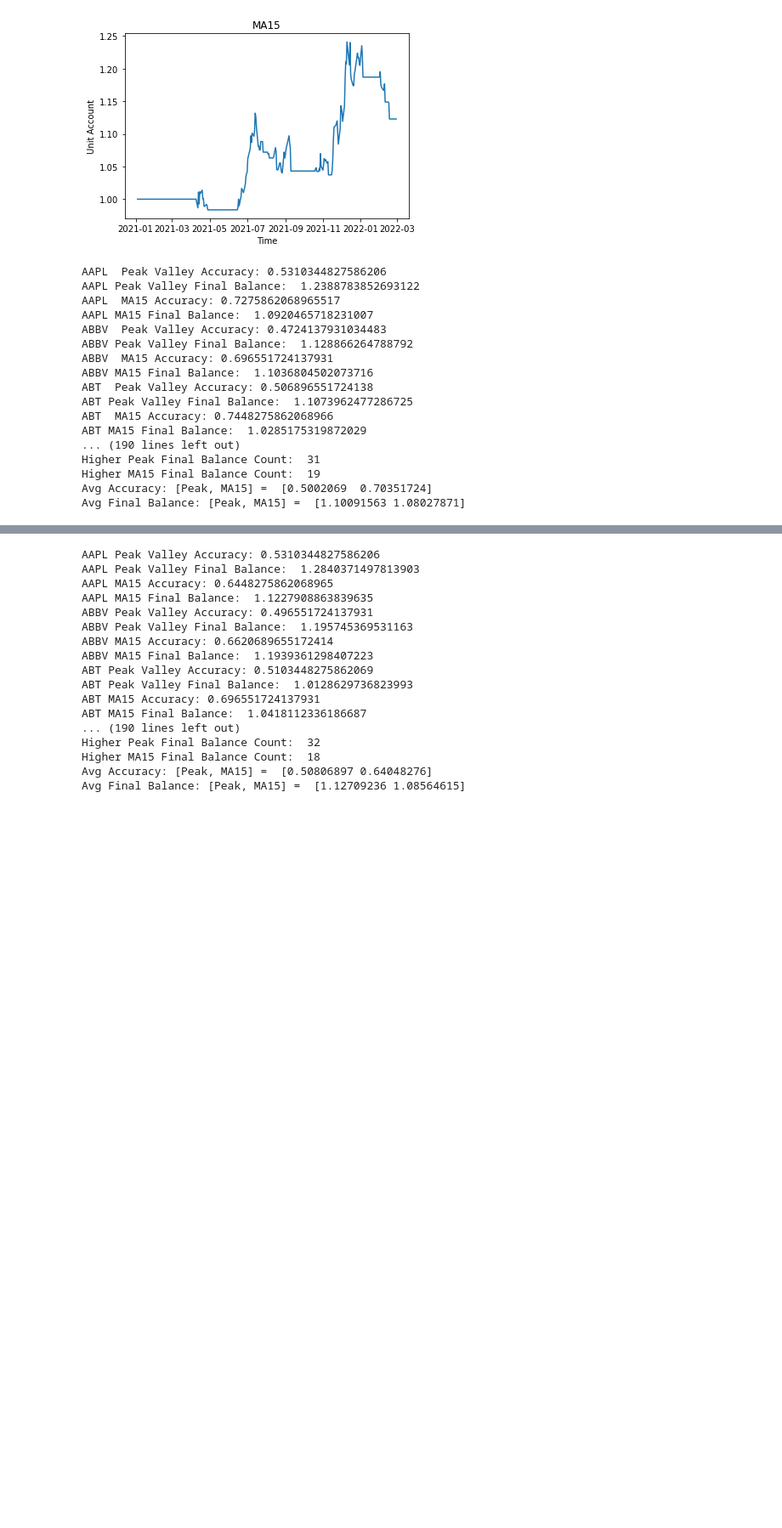
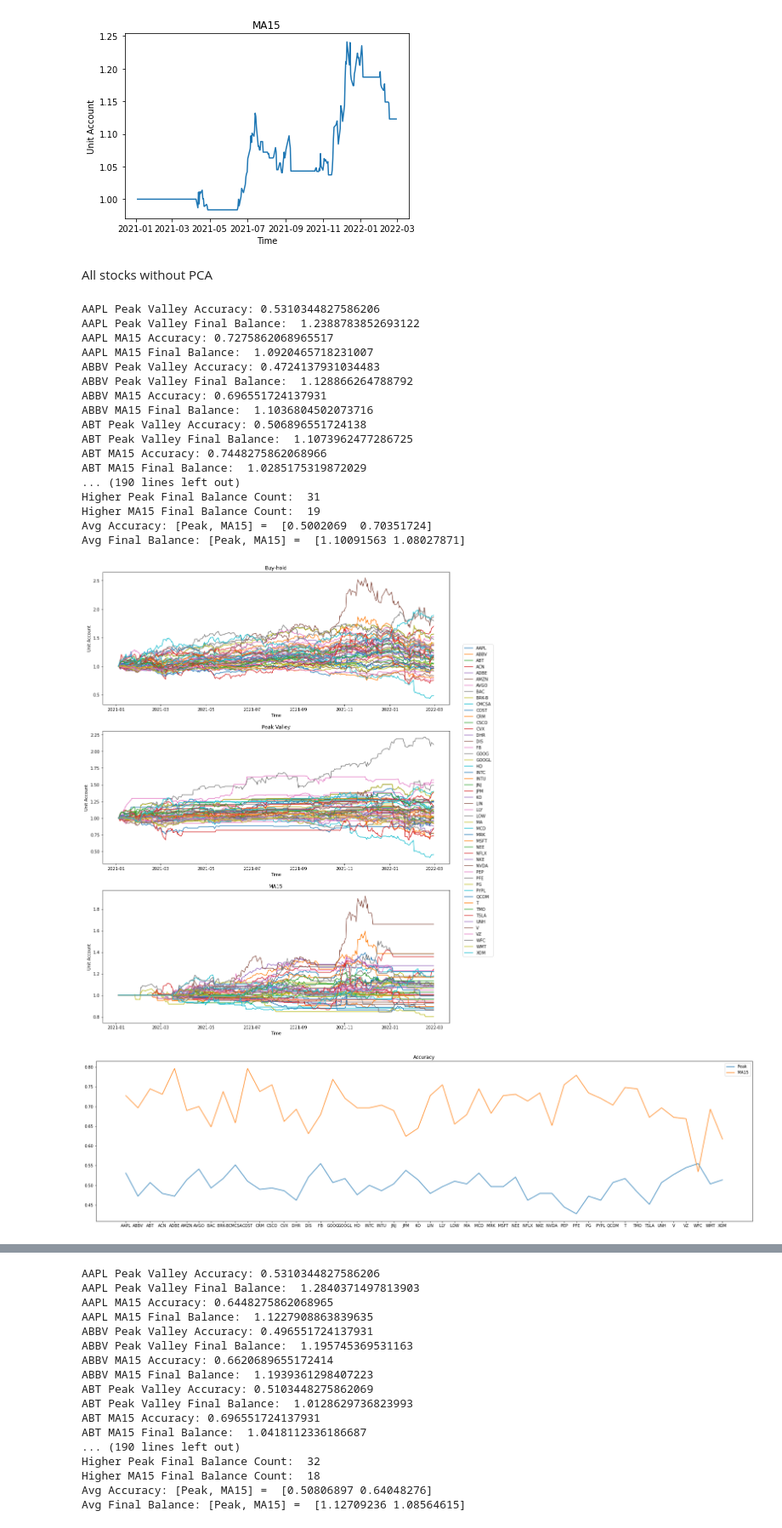
Before and after one commit to ishawng/ml-technical-analysis, a Jupyter notebook: src/Supervised.ipynb, the cells around one changed output, grey strips where cells are left out. Shown at 85% size. Saved outputs shown, nothing was run; the diff lists cells and outputs as text; code cells hidden in the pictures; blank space fills up the shorter version.

Commit message:
Updated with PCA on all stocks

```diff
--- a/src/Supervised.ipynb
+++ b/src/Supervised.ipynb
@@ -93,5 +128,5 @@ Final Balance MA15:  1.1279922062283705
 # %%
-comp_list = list(range(1, num_feat))
+comp_list = list(range(1, num_feat+1))
 accs = []
 final_bal = []
 for i in comp_list:
@@ -124,7 +159,7 @@ print(np.max(final_bal))
 1.342662223167424
 1.3909350547214492
 # %%
-comp_list = list(range(1, num_feat))
+comp_list = list(range(1, num_feat+1))
 accs = []
 final_bal = []
 for i in comp_list:
@@ -202,6 +237,8 @@ Final Balance Peak Valley:  1.2840371497813903
 AAPL MA15 Accuracy 0.6448275862068965
 Final Balance MA15:  1.1227908863839635
 [figure]
+# %% [markdown]
+All stocks without PCA
 # %%
 import glob
 csvs = glob.glob('stock_data/training_data/*.csv')
@@ -213,6 +250,7 @@ acc_MA15_cnt = 0
 acct_peak_cnt = 0
 acct_MA15_cnt = 0
 ind = 0
+fig, (axB, axP, axM) = plt.subplots(3,1, figsize=(15,20))
 for csv in csvs:
   symbol = csv[csv.rindex('\\') + 1:-4]
   # Get stock training data features and labels
@@ -220,8 +258,8 @@ for csv in csvs:
   train_data = get_features_data(train_vals)
   train_labels_peak, _ = daily_peak_valley_labels(train_vals)
   train_labels_MA15, _ = MA15_trend_analysis_labels(train_vals)
+  train_data[np.isnan(train_data)] = 0
 
-  train_data[np.isnan(train_data)] = 0
   # Get stock test data features and labels
   test_dates, test_vals = pull_data_from_csv(symbol, "test_data")
   test_data = get_features_data(test_vals)
@@ -229,12 +267,17 @@ for csv in csvs:
   test_labels_MA15, _ = MA15_trend_analysis_labels(test_vals)
   test_data[np.isnan(test_data)] = 0
 
+  # Buy-hold
+  buy_hold = np.ones((len(test_labels_peak),))
+  buy_hold_acct = simulate(test_vals, buy_hold)
+  axB.plot(test_dates, buy_hold_acct, label=symbol)
+
   # Train with Gaussian NB
   gnb_peak = GaussianNB()
   model_peak = gnb_peak.fit(train_data, train_labels_peak)
   preds_peak = gnb_peak.predict(test_data)
   acc_peak = metrics.accuracy_score(test_labels_peak, preds_peak)
-  print(symbol, " Peak Valley Accuracy:", acc_peak)
+  print(symbol, "Peak Valley Accuracy:", acc_peak)
   acct_peak = simulate(test_vals, preds_peak)
   print(symbol, "Peak Valley Final Balance: ", acct_peak[-1])
 
@@ -242,10 +285,15 @@ for csv in csvs:
   model_MA15 = gnb_MA15.fit(train_data, train_labels_MA15)
   preds_MA15 = gnb_MA15.predict(test_data)
   acc_MA15 = metrics.accuracy_score(test_labels_MA15, preds_MA15)
-  print(symbol, " MA15 Accuracy:", acc_MA15)
+  print(symbol, "MA15 Accuracy:", acc_MA15)
   acct_MA15 = simulate(test_vals, preds_MA15)
   print(symbol, "MA15 Final Balance: ", acct_MA15[-1])
 
+  # Plot Account
+  axP.plot(test_dates, acct_peak, label=symbol)
+  axM.plot(test_dates, acct_MA15, label=symbol)
+
+  # Update variables
   symbols.append(symbol)
   accuracy[ind,0] = acc_peak
   accuracy[ind,1] = acc_MA15
@@ -256,10 +304,35 @@ for csv in csvs:
   acc_MA15_cnt += acc_MA15 > acc_peak
   acct_peak_cnt += acct_peak[-1] > acct_MA15[-1]
   acct_MA15_cnt += acct_MA15[-1] > acct_peak[-1]
+axB.set_title("Buy-hold")
+axB.set_xlabel("Time")
+axB.set_ylabel("Unit Account")
+axP.set_title("Peak Valley")
+axP.set_xlabel("Time")
+axP.set_ylabel("Unit Account")
+axM.set_title("MA15")
+axM.set_xlabel("Time")
+axM.set_ylabel("Unit Account")
+fig.legend([axB, axP, axM], labels=symbols, loc="center right")
+
 print("Higher Peak Accuracy Count: ", acc_peak_cnt)
 print("Higher MA15 Accuracy Count: ", acc_MA15_cnt)
 print("Higher Peak Final Balance Count: ", acct_peak_cnt)
 print("Higher MA15 Final Balance Count: ", acct_MA15_cnt)
 print("Avg Accuracy: [Peak, MA15] = ", np.mean(accuracy, axis=0))
 print("Avg Final Balance: [Peak, MA15] = ", np.mean(final_bal, axis=0))
+
+# Plot accuracy and final balance of each stock
+plt.figure(figsize=(30,7.5))
+plt.plot(symbols, accuracy[:,0], label='Peak')
+plt.plot(symbols, accuracy[:,1], label='MA15')
+plt.legend()
+plt.title("Accuracy")
+plt.show()
+plt.figure(figsize=(30,7.5))
+plt.plot(symbols, final_bal[:,0], label='Peak')
+plt.plot(symbols, final_bal[:,1], label='MA15')
+plt.legend()
+plt.title("Final Balance")
+plt.show()
 # %% [output]
@@ -277,6 +350,8 @@ ABT  MA15 Accuracy: 0.7448275862068966
 ABT MA15 Final Balance:  1.0285175319872029
 ... (190 lines left out)
 Higher Peak Final Balance Count:  31
 Higher MA15 Final Balance Count:  19
 Avg Accuracy: [Peak, MA15] =  [0.5002069  0.70351724]
 Avg Final Balance: [Peak, MA15] =  [1.10091563 1.08027871]
+[figure, added]
+[figure, added]
```
Also changed, not shown: parts of 18 cells of this notebook, 1 other file.
